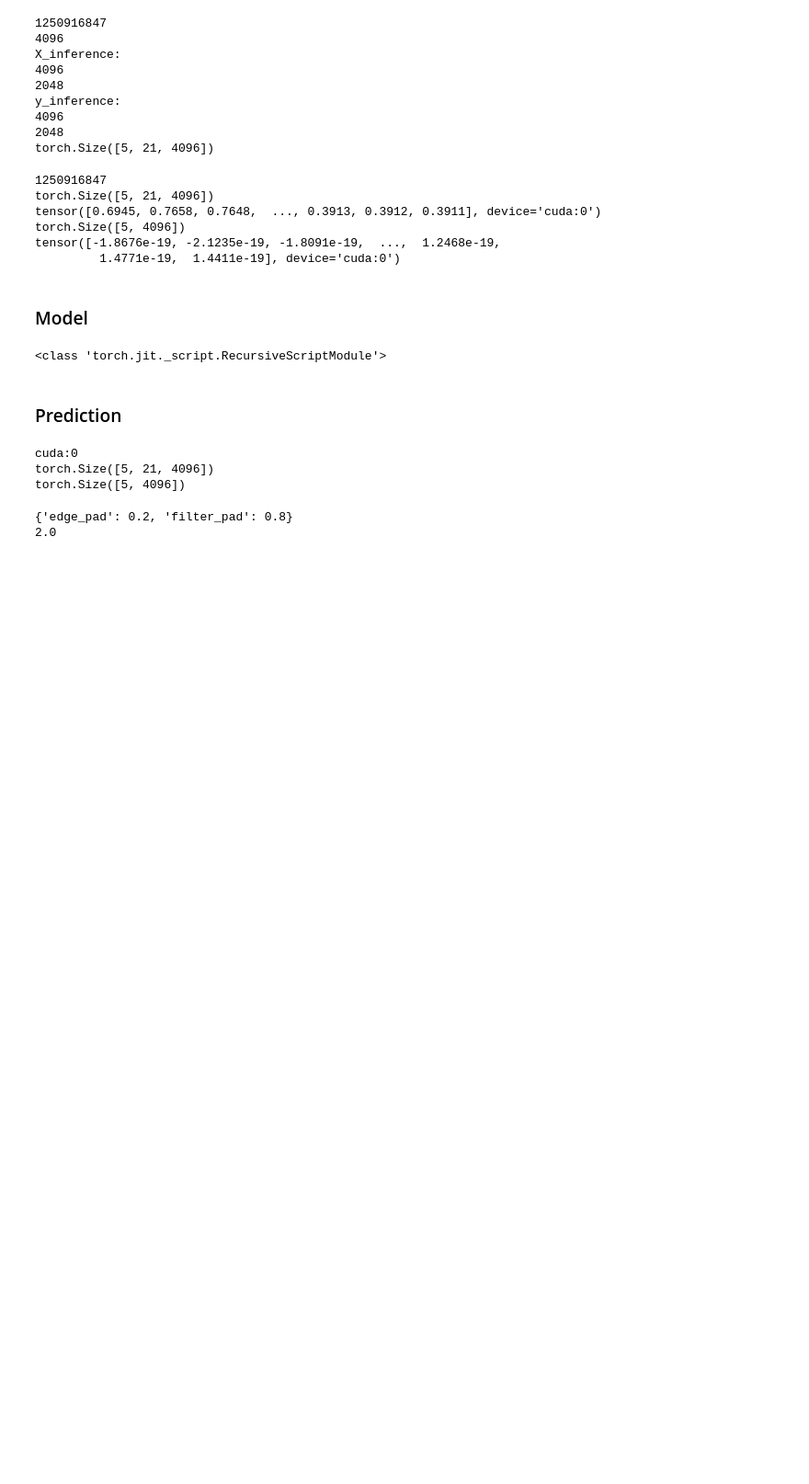
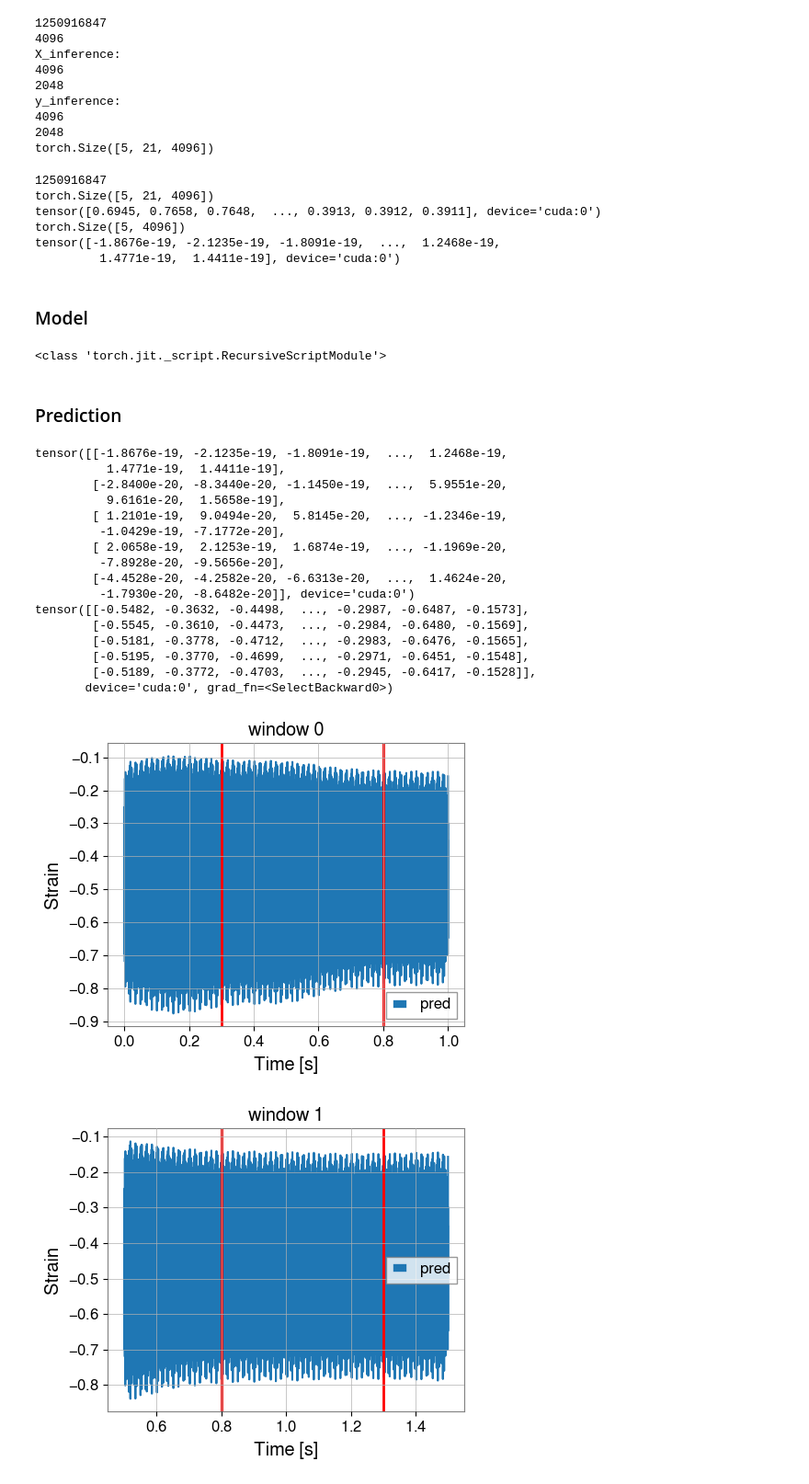
Before and after one commit to saleem-muhammed/deepcleanv2, a Jupyter notebook: projects/clean/online-clean.ipynb, the cells around one changed output. Shown at 92% size. Drawn from its saved outputs; the diff is of its cells as text; code cells hidden in the pictures; blank space fills up the shorter version.

Commit message:
Data aggregation part finishinto y_pred /projects/clean/online-clean.ipynb.

```diff
--- a/projects/clean/online-clean.ipynb
+++ b/projects/clean/online-clean.ipynb
@@ -127,20 +131,42 @@ print(type(t_model))
 <class 'torch.jit._script.RecursiveScriptModule'>
 # %% [markdown]
 ### Prediction
-# %%
-witness = next(iter(X_dset))
-print(witness.device)
-print(witness.shape)
-
-pred = t_model(witness)
-print(pred.shape)
-# %% [output]
-cuda:0
-torch.Size([5, 21, 4096])
-torch.Size([5, 4096])
-# %%
-print(train_config['model']['metric']['init_args'])
-inrerence_sampling_rate = train_config['data']['inference_sampling_rate']
-# %% [output]
-{'edge_pad': 0.2, 'filter_pad': 0.8}
-2.0
+# %%
+# inference_dataset.hparams
+y = next(iter(y_dset))
+print(y)
+pred = t_model(next(iter(X_dset)))
+print(pred)
+for i in range(5):
+    times = np.arange(i*0.5, i*0.5 + 1, 1/4096)
+    plt.figure(figsize=[5,4])
+    plt.title(f"window {i}")
+    # plt.plot(times, y[i].to('cpu').numpy(), label="strain")
+    plt.plot(times, pred[i].to('cpu').detach().numpy(), label="pred")
+    plt.xlabel('Time [s]')
+    plt.ylabel('Strain')
+    st = i*0.5 + 1229/4096
+    ed = st + 2048/4096
+    plt.axvline(st, c='red', lw='2')
+    plt.axvline([ed], c='red', lw='2')
+    plt.legend()
+    plt.show()
+# %% [output]
+tensor([[-1.8676e-19, -2.1235e-19, -1.8091e-19,  ...,  1.2468e-19,
+          1.4771e-19,  1.4411e-19],
+        [-2.8400e-20, -8.3440e-20, -1.1450e-19,  ...,  5.9551e-20,
+          9.6161e-20,  1.5658e-19],
+        [ 1.2101e-19,  9.0494e-20,  5.8145e-20,  ..., -1.2346e-19,
+         -1.0429e-19, -7.1772e-20],
+        [ 2.0658e-19,  2.1253e-19,  1.6874e-19,  ..., -1.1969e-20,
+         -7.8928e-20, -9.5656e-20],
+        [-4.4528e-20, -4.2582e-20, -6.6313e-20,  ...,  1.4624e-20,
+         -1.7930e-20, -8.6482e-20]], device='cuda:0')
+tensor([[-0.5482, -0.3632, -0.4498,  ..., -0.2987, -0.6487, -0.1573],
+        [-0.5545, -0.3610, -0.4473,  ..., -0.2984, -0.6480, -0.1569],
+        [-0.5181, -0.3778, -0.4712,  ..., -0.2983, -0.6476, -0.1565],
+        [-0.5195, -0.3770, -0.4699,  ..., -0.2971, -0.6451, -0.1548],
+        [-0.5189, -0.3772, -0.4703,  ..., -0.2945, -0.6417, -0.1528]],
+       device='cuda:0', grad_fn=<SelectBackward0>)
+[figure, added]
+[figure, added]
```
Also changed, not shown: parts of 5 cells of this notebook.
